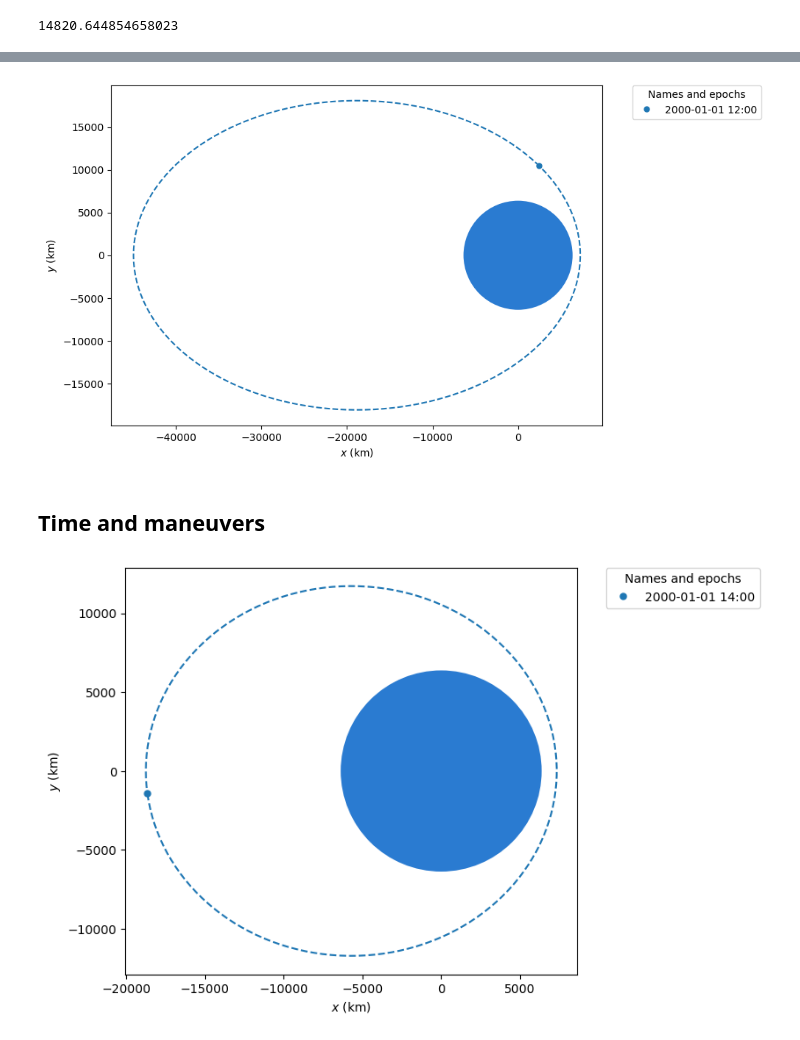
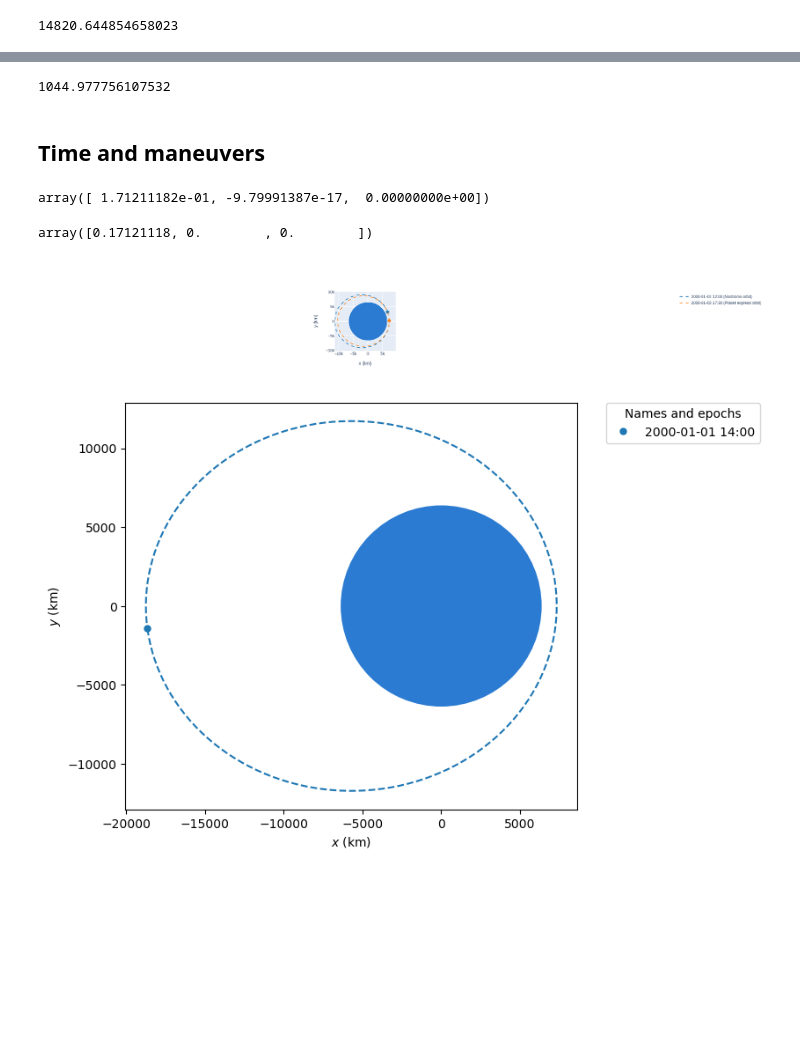
Before and after one commit to LucR31/rendezvous, a Jupyter notebook: notebooks/poliastro_notebook.ipynb, the cells around one changed output, grey strips where cells are left out. Drawn from its saved outputs; the diff is of its cells as text; code cells hidden in the pictures; blank space fills up the shorter version.

```diff
--- a/notebooks/poliastro_notebook.ipynb
+++ b/notebooks/poliastro_notebook.ipynb
@@ -46,4 +49,18 @@ op.plot(planet_express, label="Planet express orbit")
-# %%
-planet_express.plot();
-# %% [output]
-[figure, removed]
+# %%
+a = 1.523679 << u.AU
+ecc = 0.093315 << u.one
+inc = 8.0 << u.deg
+raan = 49.562 << u.deg
+argp = 286.537 << u.deg
+nu = 23.33 << u.deg
+
+nostromo = Orbit.from_classical(Earth, a, ecc, inc, raan, argp, nu)
+# %%
+a = 1.523679 << u.AU
+ecc = 0.093315 << u.one
+inc = 1.85 << u.deg
+raan = 150.562 << u.deg
+argp = 286.537 << u.deg
+nu = 23.33 << u.deg
+
+planet_express = Orbit.from_classical(Earth, a, ecc, inc, raan, argp, nu)
@@ -50,8 +70,33 @@ planet_express.plot();
+# %%
+vect_nostromo=eccentricity_vector(k,r,v)
+vect_planet_express=eccentricity_vector(k,r_1,v_1)
+n_p=nostromo.r_a.value
+n_p2=planet_express.r_a.value
+perigee_vector_diff=vect_l(n_p*vect_nostromo-n_p2*vect_planet_express)
+perigee_vector_diff
+# %% [output]
+1044.977756107532
 # %% [markdown]
 ## Time and maneuvers
+# %%
+planet_express=planet_express.propagate(10<<u.min)
+ecc=planet_express.ecc
+nu=planet_express.nu
+p=planet_express.p
+r, v = rv_pqw(k, p, ecc, nu)
+eccentricity_vector(k,r,v)
+# %% [output]
+array([ 1.71211182e-01, -9.79991387e-17,  0.00000000e+00])
 # %%
-#Increase time by 120 min using propagate methog
-new_orbit=nostromo.propagate(120<<u.min)
+eccentricity_vector(k,r,v)
+# %% [output]
+array([0.17121118, 0.        , 0.        ])
+# %%
+op = OrbitPlotter2D()
+op.plot(nostromo, label="Nostromo orbit")
+op.plot(planet_express, label="Planet express orbit")
+# %% [output]
+[figure, added]
 # %%
 new_orbit.plot();
 # %% [output]
```
Also changed, not shown: parts of 5 cells of this notebook, 8 other files.
